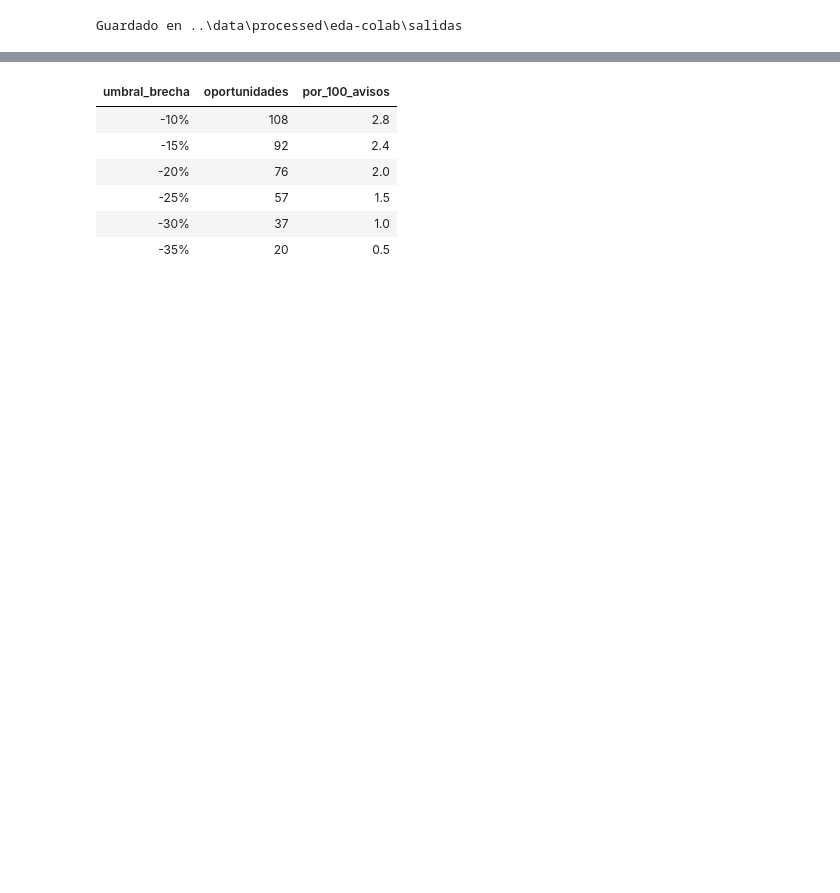
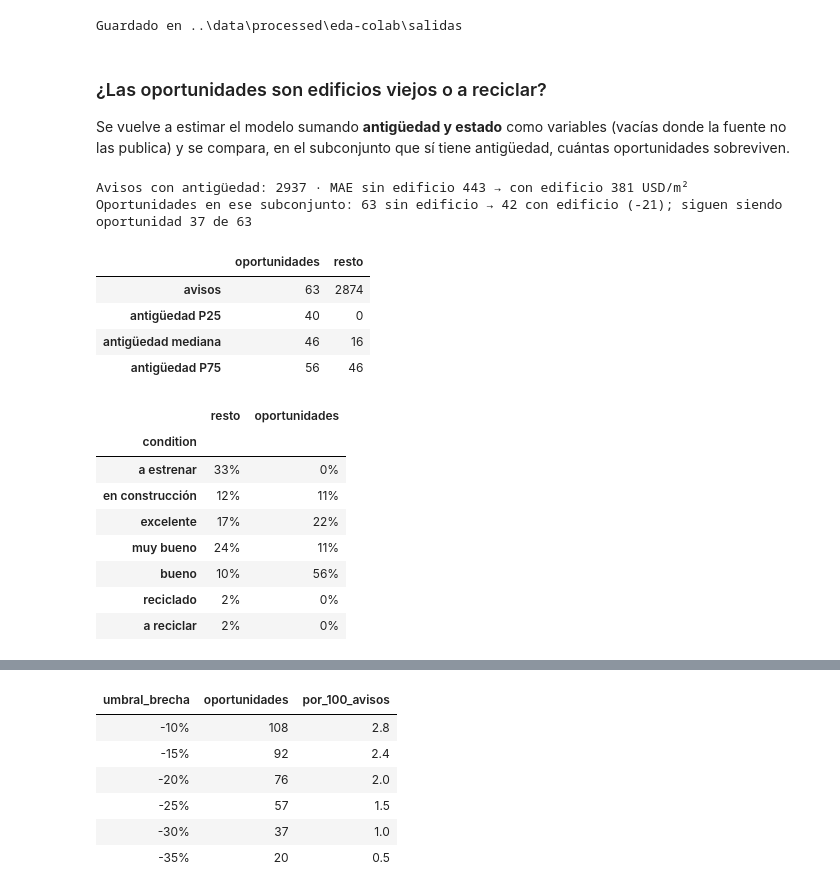
Before and after one commit to cruz-jenifer/precio-entorno-caba, a Jupyter notebook: notebooks/eda_oportunidades.ipynb, the cells around one changed output, grey strips where cells are left out. Drawn from its saved outputs; the diff is of its cells as text; code cells hidden in the pictures; blank space fills up the shorter version.

```diff
--- a/notebooks/eda_oportunidades.ipynb
+++ b/notebooks/eda_oportunidades.ipynb
@@ -744,3 +838,55 @@ print('Guardado en', SALIDA)
 | zonaprop:60630920 | San Cristóbal | zonaprop | 47,000 | 40.000000 | 40.000000 | 2 | 1,175 | 1,818 | ... |
 | zonaprop:60562288 | Versalles | zonaprop | 65,000 | 49.000000 | 53.000000 | 2 | 1,327 | 2,045 | ... |
 Guardado en ..\data\processed\eda-colab\salidas
+# %% [markdown]
+### ¿Las oportunidades son edificios viejos o a reciclar?
+
+Se vuelve a estimar el modelo sumando **antigüedad y estado** como variables (vacías donde la fuente no las
+publica) y se compara, en el subconjunto que sí tiene antigüedad, cuántas oportunidades sobreviven.
+# %%
+if TIENE_EDIFICIO:
+    m['cond_code'] = m['condition'].map({e: i for i, e in enumerate(ORDEN_ESTADO)})
+    feats_ed = feats + ['age_years', 'cond_code']
+    oof2 = np.zeros(len(m))
+    for tr, te in GroupKFold(n_splits=5).split(m, groups=m['grupo']):
+        mod = HistGradientBoostingRegressor(max_iter=500, learning_rate=.05, min_samples_leaf=20,
+                                            categorical_features=cat_idx, random_state=42)
+        mod.fit(m.iloc[tr][feats_ed], y_log.iloc[tr])
+        oof2[te] = mod.predict(m.iloc[te][feats_ed])
+    m['brecha_modelo_ed'] = m['precio_m2'] / np.exp(oof2) - 1
+    sub = m[m['age_years'].notna()]
+    mae1 = (sub['precio_m2'] - sub['usd_m2_esperado']).abs().mean()
+    mae2 = (sub['precio_m2'] - np.exp(oof2[m['age_years'].notna().to_numpy()])).abs().mean()
+    print(f'Avisos con antigüedad: {len(sub)} · MAE sin edificio {mae1:,.0f} → con edificio {mae2:,.0f} USD/m²')
+
+    op_ed = ((sub['brecha_modelo_ed'] <= UMBRAL_BRECHA) & (sub['z_comparables'] <= UMBRAL_Z) &
+             (sub['n_comparables'] >= MIN_COMPARABLES) & (sub['revisar'] == '') & ~sub['copia'])
+    antes, despues = int(sub['oportunidad'].sum()), int(op_ed.sum())
+    print(f'Oportunidades en ese subconjunto: {antes} sin edificio → {despues} con edificio '
+          f'({despues - antes:+d}); siguen siendo oportunidad {int((sub["oportunidad"] & op_ed).sum())} de {antes}')
+    comp = pd.DataFrame({
+        'oportunidades': sub[sub['oportunidad']]['age_years'].describe()[['count', '25%', '50%', '75%']],
+        'resto': sub[~sub['oportunidad']]['age_years'].describe()[['count', '25%', '50%', '75%']]})
+    comp.index = ['avisos', 'antigüedad P25', 'antigüedad mediana', 'antigüedad P75']
+    display(comp.style.format('{:.0f}'))
+    est = pd.crosstab(sub['condition'], sub['oportunidad'], normalize='columns').reindex(
+        [e for e in ORDEN_ESTADO if e in set(sub['condition'].dropna())])
+    est.columns = ['resto', 'oportunidades'][:len(est.columns)]
+    display(est.style.format('{:.0%}'))
+# %% [output]
+Avisos con antigüedad: 2937 · MAE sin edificio 443 → con edificio 381 USD/m²
+Oportunidades en ese subconjunto: 63 sin edificio → 42 con edificio (-21); siguen siendo oportunidad 37 de 63
+|  | oportunidades | resto |
+| avisos | 63 | 2874 |
+| antigüedad P25 | 40 | 0 |
+| antigüedad mediana | 46 | 16 |
+| antigüedad P75 | 56 | 46 |
+|  | resto | oportunidades |
+| condition |  |  |
+| a estrenar | 33% | 0% |
+| en construcción | 12% | 11% |
+| excelente | 17% | 22% |
+| muy bueno | 24% | 11% |
+| bueno | 10% | 56% |
+| reciclado | 2% | 0% |
+| a reciclar | 2% | 0% |
```
Also changed, not shown: parts of 12 cells of this notebook, 11 other files.
